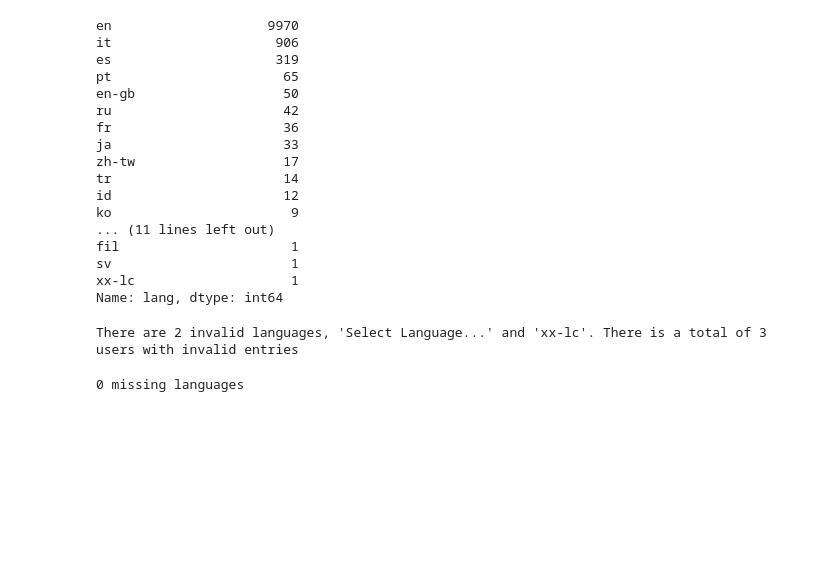
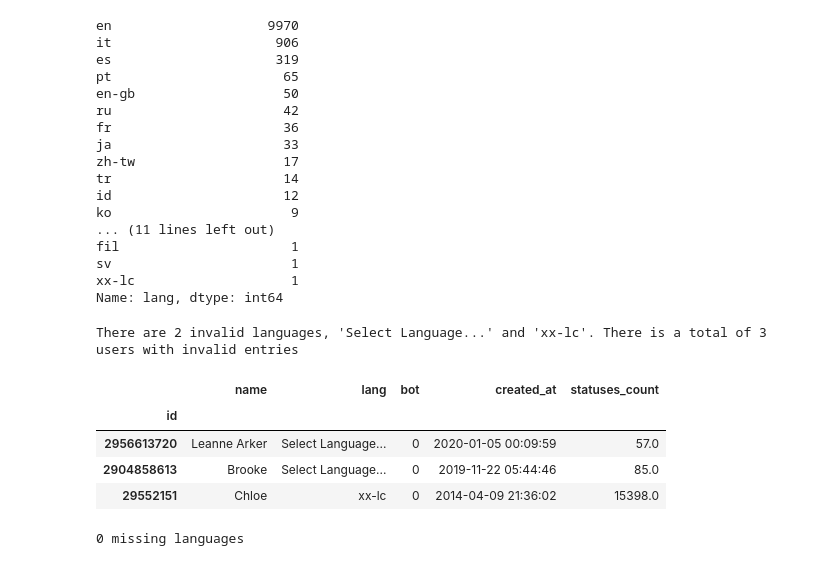
Before and after one commit to domferr/Data-Mining, a Jupyter notebook: Data Understanding.ipynb, the cells around one changed output. Saved outputs shown, nothing was run; the diff lists cells and outputs as text; code cells hidden in the pictures; blank space fills up the shorter version.

Commit message:
Data understaing: update language attribute and add bot attribute understanding

```diff
--- a/Data Understanding.ipynb
+++ b/Data Understanding.ipynb
@@ -124,6 +124,15 @@ invalidLanguageUsers=languages_count['Select Language...'] + languages_count['xx
 print("There are 2 invalid languages, 'Select Language...' and 'xx-lc'. There is a total of", invalidLanguageUsers, "users with invalid entries")
 # %% [output]
 There are 2 invalid languages, 'Select Language...' and 'xx-lc'. There is a total of 3 users with invalid entries
+# %%
+usersWithInvalidLanguage = df_users.query("lang == 'Select Language...' | lang == 'xx-lc'")
+usersWithInvalidLanguage
+# %% [output]
+|  | name | lang | bot | created_at | statuses_count |
+| id |  |  |  |  |  |
+| 2956613720 | Leanne Arker | Select Language... | 0 | 2020-01-05 00:09:59 | 57.0 |
+| 2904858613 | Brooke | Select Language... | 0 | 2019-11-22 05:44:46 | 85.0 |
+| 29552151 | Chloe | xx-lc | 0 | 2014-04-09 21:36:02 | 15398.0 |
 # %%
 print(df_users.lang.isna().sum(), "missing languages")
 # %% [output]
```
Also changed, not shown: parts of 5 cells of this notebook.
